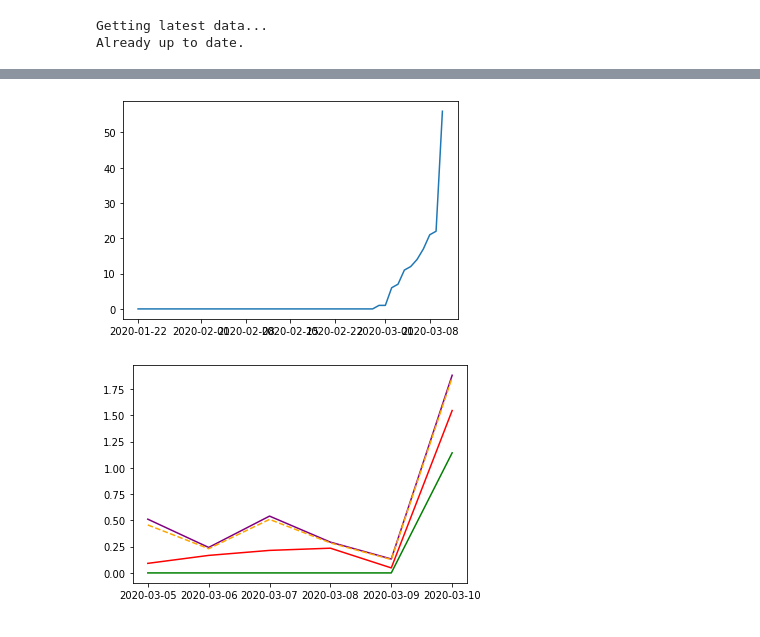
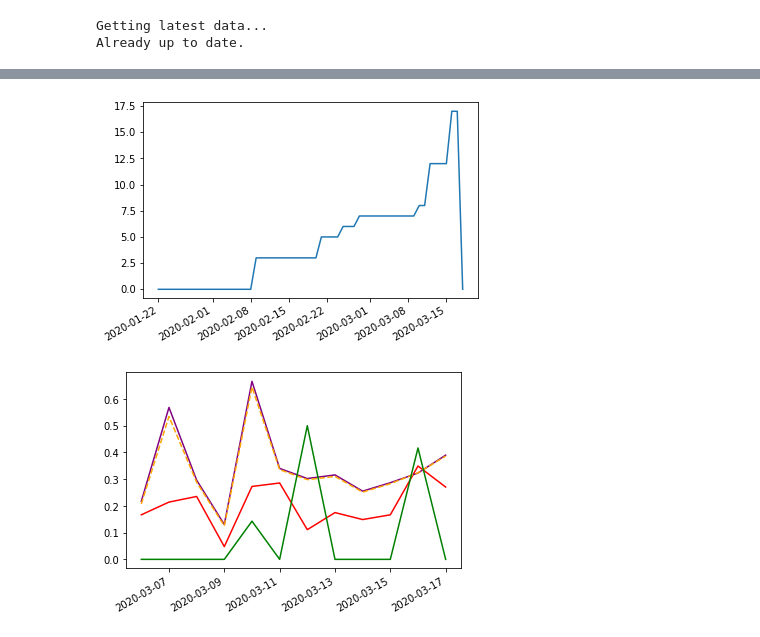
Before and after one commit to Addidy/coronavirus-analysis, a Jupyter notebook: src/US.ipynb, the cells around one changed output, grey strips where cells are left out. Drawn from its saved outputs; the diff is of its cells as text; code cells hidden in the pictures.

Commit message:
updated graphs to stop having overlapping dates, updated data

```diff
--- a/src/US.ipynb
+++ b/src/US.ipynb
@@ -37,8 +37,8 @@ US.graph_changes(since_x_days_ago=7)
 # %%
-US.graph_data(['death_total'])
+US.graph_data(['recovered_total'])
 # %% [output]
-[figure, old version]
+[figure, new version]
 # %%
-US.graph_changes_pct(since_x_days_ago=6)
+US.graph_changes_pct(since_x_days_ago=13, upto_x_days_ago=1)
 # %% [output]
-[figure, old version]
+[figure, new version]
```
Also changed, not shown: parts of 6 cells of this notebook, 7 other files.
